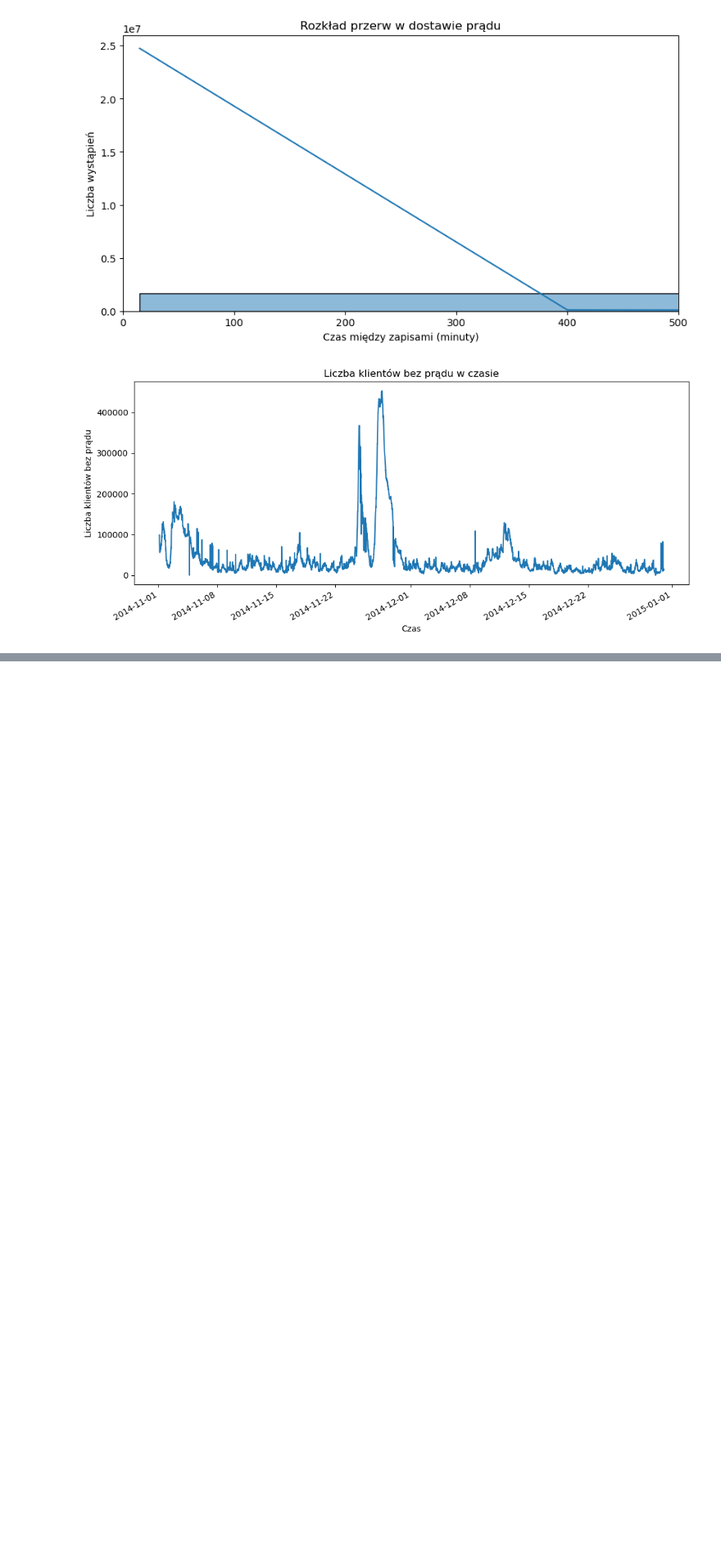
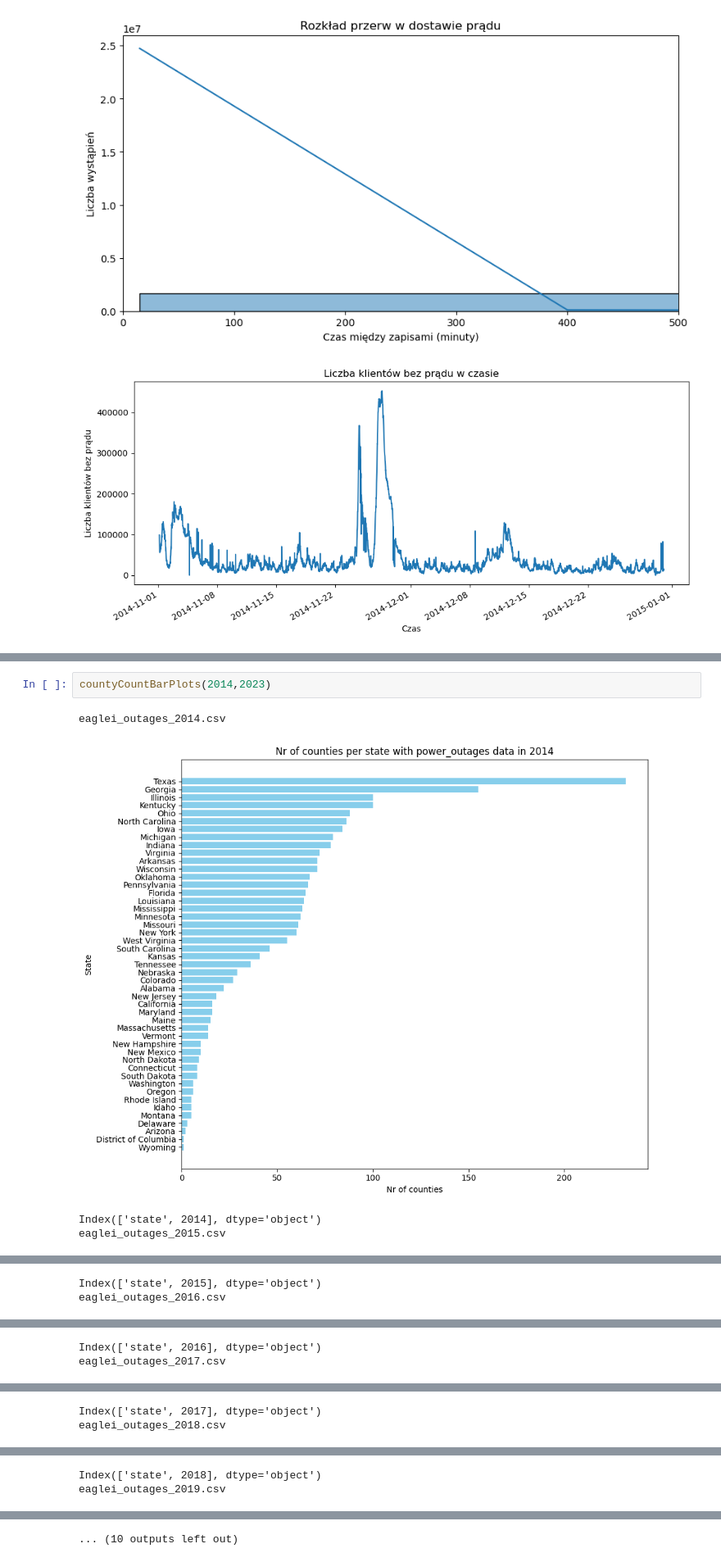
Before and after one commit to kwiatkowskaa/PowerOutage_Prediction, a Jupyter notebook: notebooks/01_data_preprocessing.ipynb, the cells around one changed output, grey strips where cells are left out. Shown at 82% size. Saved outputs shown, nothing was run; the diff lists cells and outputs as text; blank space fills up the shorter version.

Commit message:
missing counties -graphs and map

```diff
--- a/notebooks/01_data_preprocessing.ipynb
+++ b/notebooks/01_data_preprocessing.ipynb
@@ -78,0 +154,7 @@ Liczba hrabstw bez danych: 3234
+# %%
+countyCountBarPlots(2014,2023)
+# %% [output]
+eaglei_outages_2014.csv
+[figure, added]
+Index(['state', 2014], dtype='object')
+eaglei_outages_2015.csv
@@ -78,0 +162,2 @@ Liczba hrabstw bez danych: 3234
+Index(['state', 2015], dtype='object')
+eaglei_outages_2016.csv
@@ -78,0 +165,2 @@ Liczba hrabstw bez danych: 3234
+Index(['state', 2016], dtype='object')
+eaglei_outages_2017.csv
@@ -78,0 +168,2 @@ Liczba hrabstw bez danych: 3234
+Index(['state', 2017], dtype='object')
+eaglei_outages_2018.csv
@@ -78,0 +171,2 @@ Liczba hrabstw bez danych: 3234
+Index(['state', 2018], dtype='object')
+eaglei_outages_2019.csv
@@ -78,0 +174 @@ Liczba hrabstw bez danych: 3234
+... (10 outputs left out)
```
Also changed, not shown: parts of 11 cells of this notebook.
